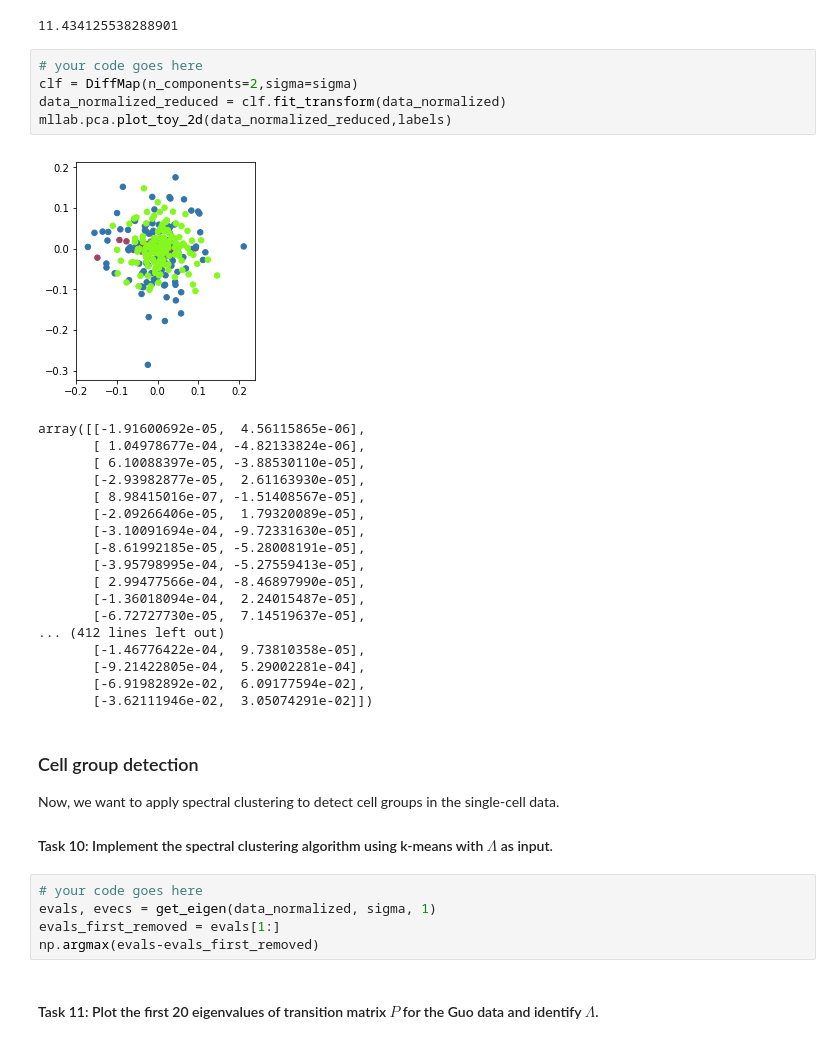
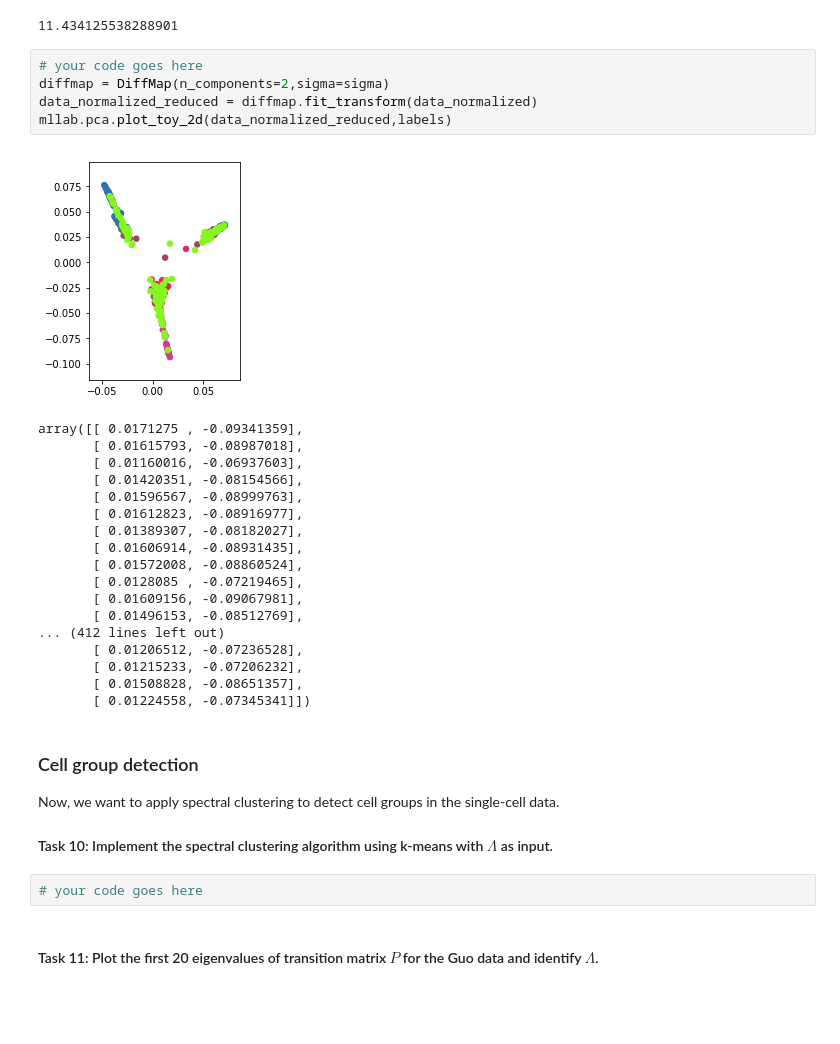
Before and after one commit to Janos95/lab_sheets, a Jupyter notebook: sheet04_material /DiffusionMaps_template.ipynb, the cells around one changed output. Cells and saved outputs as stored; diff of their text form; blank space fills up the shorter version.

```diff
--- a/sheet04_material /DiffusionMaps_template.ipynb
+++ b/sheet04_material /DiffusionMaps_template.ipynb
@@ -295,39 +313,36 @@ print(sigma)
 11.434125538288901
 # %%
 # your code goes here
-clf = DiffMap(n_components=2,sigma=sigma)
-data_normalized_reduced = clf.fit_transform(data_normalized)
+diffmap = DiffMap(n_components=2,sigma=sigma)
+data_normalized_reduced = diffmap.fit_transform(data_normalized)
 mllab.pca.plot_toy_2d(data_normalized_reduced,labels)
 # %% [output]
-[figure, old version]
+[figure, new version]
-array([[-1.91600692e-05,  4.56115865e-06],
-       [ 1.04978677e-04, -4.82133824e-06],
-       [ 6.10088397e-05, -3.88530110e-05],
-       [-2.93982877e-05,  2.61163930e-05],
-       [ 8.98415016e-07, -1.51408567e-05],
-       [-2.09266406e-05,  1.79320089e-05],
-       [-3.10091694e-04, -9.72331630e-05],
-       [-8.61992185e-05, -5.28008191e-05],
-       [-3.95798995e-04, -5.27559413e-05],
-       [ 2.99477566e-04, -8.46897990e-05],
-       [-1.36018094e-04,  2.24015487e-05],
-       [-6.72727730e-05,  7.14519637e-05],
+array([[ 0.0171275 , -0.09341359],
+       [ 0.01615793, -0.08987018],
+       [ 0.01160016, -0.06937603],
+       [ 0.01420351, -0.08154566],
+       [ 0.01596567, -0.08999763],
+       [ 0.01612823, -0.08916977],
+       [ 0.01389307, -0.08182027],
+       [ 0.01606914, -0.08931435],
+       [ 0.01572008, -0.08860524],
+       [ 0.0128085 , -0.07219465],
+       [ 0.01609156, -0.09067981],
+       [ 0.01496153, -0.08512769],
 ... (412 lines left out)
-       [-1.46776422e-04,  9.73810358e-05],
-       [-9.21422805e-04,  5.29002281e-04],
-       [-6.91982892e-02,  6.09177594e-02],
-       [-3.62111946e-02,  3.05074291e-02]])
+       [ 0.01206512, -0.07236528],
+       [ 0.01215233, -0.07206232],
+       [ 0.01508828, -0.08651357],
+       [ 0.01224558, -0.07345341]])
 # %% [markdown]
 ### Cell group detection
 
 Now, we want to apply spectral clustering to detect cell groups in the single-cell data.
 
 #### Task 10: Implement the spectral clustering algorithm using k-means with $\Lambda$ as input.
-# %%
-# your code goes here
-evals, evecs = get_eigen(data_normalized, sigma, 1)
-evals_first_removed = evals[1:]
-np.argmax(evals-evals_first_removed)
+# %%
+# your code goes here
 # %% [markdown]
 #### Task 11: Plot the first 20 eigenvalues of transition matrix $P$ for the Guo data and identify $\Lambda$.
 # %%
```
Also changed, not shown: parts of 11 cells of this notebook, 3 other files.
